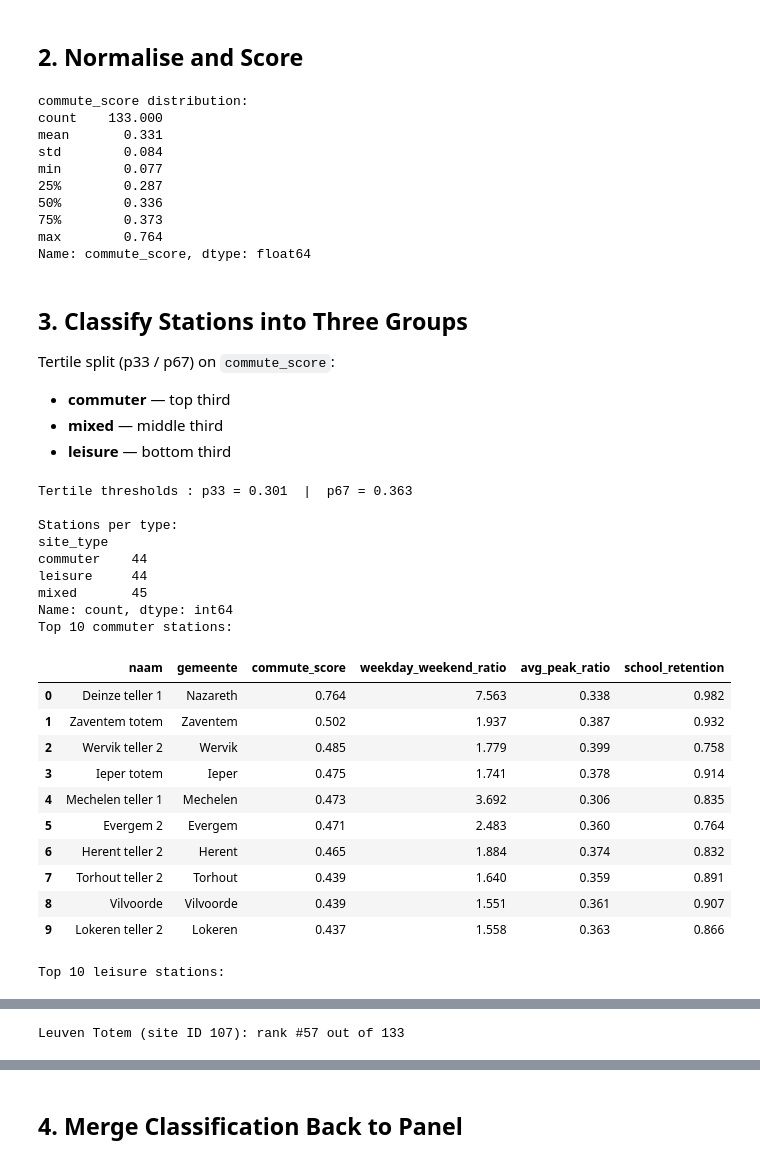
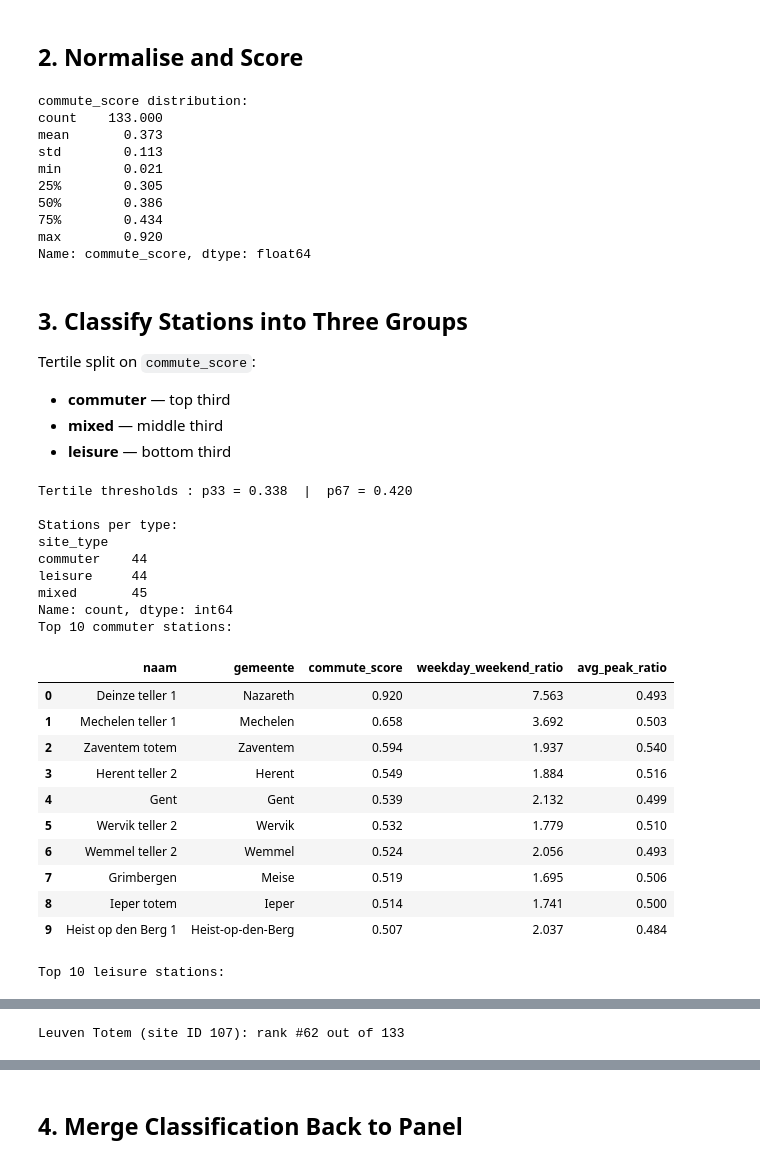
Before and after one commit to Queena34/mda-cycling-weather-group6, a Jupyter notebook: notebooks/06_site_classification.ipynb, the cells around one changed output, grey strips where cells are left out. Saved outputs shown, nothing was run; the diff lists cells and outputs as text; code cells hidden in the pictures.

```diff
--- a/notebooks/06_site_classification.ipynb
+++ b/notebooks/06_site_classification.ipynb
@@ -70,32 +75,21 @@ wd = (panel_good[~panel_good["is_weekend"]]
       .groupby("site ID")["aantal"].mean().rename("avg_weekday"))
 we = (panel_good[ panel_good["is_weekend"]]
       .groupby("site ID")["aantal"].mean().rename("avg_weekend"))
-sd = (panel_good[~panel_good["is_school_holiday"]]
-      .groupby("site ID")["aantal"].mean().rename("avg_schoolday"))
-sh = (panel_good[ panel_good["is_school_holiday"]]
-      .groupby("site ID")["aantal"].mean().rename("avg_schoolhol"))
 
 site_stats = (
     base
     .merge(wd.reset_index(), on="site ID", how="left")
     .merge(we.reset_index(), on="site ID", how="left")
-    .merge(sd.reset_index(), on="site ID", how="left")
-    .merge(sh.reset_index(), on="site ID", how="left")
 )
 
-# Metric 1: weekday / weekend ratio  (clip to avoid outlier inflation)
+# Metric 1: weekday / weekend ratio
+# Reference: https://ica-abs.copernicus.org/articles/1/37/2019/ica-abs-1-37-2019.pdf
 site_stats["weekday_weekend_ratio"] = (
     site_stats["avg_weekday"] / site_stats["avg_weekend"]
-).clip(0, 10)
-
-# Metric 3: school retention  (avg during school holidays / avg during school days)
-# close to 1.0 = commuter (unaffected); well below 1.0 = leisure (drops in holidays)
-site_stats["school_retention"] = (
-    site_stats["avg_schoolhol"] / site_stats["avg_schoolday"]
-).clip(0, 2)
+)
 
 print("Key metric distributions:")
-desc_cols = ["weekday_weekend_ratio", "avg_peak_ratio", "school_retention"]
+desc_cols = ["weekday_weekend_ratio", "avg_peak_ratio"]
 display(site_stats[desc_cols].describe().round(3))
 # %% [output]
 Key metric distributions:
@@ -111,17 +105,16 @@ Key metric distributions:
 # %% [markdown]
 ## 2. Normalise and Score
 # %%
-metrics = ["weekday_weekend_ratio", "avg_peak_ratio", "school_retention"]
+metrics = ["weekday_weekend_ratio", "avg_peak_ratio"]
+# Normalize to 0-1; more robust to outliers than z-scores for a bounded composite score
 scaler  = MinMaxScaler()
-site_stats[["norm_wwr", "norm_peak", "norm_school"]] = scaler.fit_transform(
-    site_stats[metrics]
-)
+site_stats[["norm_wwr", "norm_peak"]] = scaler.fit_transform(site_stats[metrics])
 
-# Composite score: weekday pattern and peak share equally dominant
+# Composite score: equal weights — both metrics are equally direct indicators of commuting behaviour
+# Reference: https://ica-abs.copernicus.org/articles/1/37/2019/ica-abs-1-37-2019.pdf
 site_stats["commute_score"] = (
-    site_stats["norm_wwr"]    * 0.4 +
-    site_stats["norm_peak"]   * 0.4 +
-    site_stats["norm_school"] * 0.2
+    site_stats["norm_wwr"]  * 0.5 +
+    site_stats["norm_peak"] * 0.5
 )
 
 print("commute_score distribution:")
@@ -129,18 +122,18 @@ print(site_stats["commute_score"].describe().round(3))
 # %% [output]
 commute_score distribution:
 count    133.000
-mean       0.331
-std        0.084
-min        0.077
-25%        0.287
-50%        0.336
-75%        0.373
-max        0.764
+mean       0.373
+std        0.113
+min        0.021
+25%        0.305
+50%        0.386
+75%        0.434
+max        0.920
 Name: commute_score, dtype: float64
 # %% [markdown]
 ## 3. Classify Stations into Three Groups
 
-Tertile split (p33 / p67) on `commute_score`:
+Tertile split on `commute_score`:
 - **commuter** — top third
 - **mixed** — middle third
 - **leisure** — bottom third
@@ -155,44 +148,45 @@ def classify(score):
 
 site_stats["site_type"] = site_stats["commute_score"].apply(classify)
 
 print(f"Tertile thresholds : p33 = {p33:.3f}  |  p67 = {p67:.3f}")
 print()
 print("Stations per type:")
 print(site_stats["site_type"].value_counts().sort_index())
 
 SHOW_COLS = ["naam", "gemeente", "commute_score",
-             "weekday_weekend_ratio", "avg_peak_ratio", "school_retention"]
+             "weekday_weekend_ratio", "avg_peak_ratio"]
 
 print("Top 10 commuter stations:")
 display(site_stats.nlargest(10, "commute_score")[SHOW_COLS].reset_index(drop=True).round(3))
 
 print("Top 10 leisure stations:")
 display(site_stats.nsmallest(10, "commute_score")[SHOW_COLS].reset_index(drop=True).round(3))
 
+# Check Leuven Totem (site ID 107) rank
 sorted_all  = site_stats.sort_values("commute_score", ascending=False).reset_index(drop=True)
 sorted_all.index += 1
 totem_rank  = sorted_all.index[sorted_all["site ID"] == 107][0]
 print(f"Leuven Totem (site ID 107): rank #{totem_rank} out of {len(site_stats)}")
 display(site_stats[site_stats["site ID"] == 107][SHOW_COLS + ["site_type"]].round(3))
 # %% [output]
-Tertile thresholds : p33 = 0.301  |  p67 = 0.363
+Tertile thresholds : p33 = 0.338  |  p67 = 0.420
 
 Stations per type:
 site_type
 commuter    44
 leisure     44
 mixed       45
 Name: count, dtype: int64
 Top 10 commuter stations:
-|  | naam | gemeente | commute_score | weekday_weekend_ratio | avg_peak_ratio | school_retention |
-| 0 | Deinze teller 1 | Nazareth | 0.764 | 7.563 | 0.338 | 0.982 |
-| 1 | Zaventem totem | Zaventem | 0.502 | 1.937 | 0.387 | 0.932 |
-| 2 | Wervik teller 2 | Wervik | 0.485 | 1.779 | 0.399 | 0.758 |
-| 3 | Ieper totem | Ieper | 0.475 | 1.741 | 0.378 | 0.914 |
-| 4 | Mechelen teller 1 | Mechelen | 0.473 | 3.692 | 0.306 | 0.835 |
-| 5 | Evergem 2 | Evergem | 0.471 | 2.483 | 0.360 | 0.764 |
-| 6 | Herent teller 2 | Herent | 0.465 | 1.884 | 0.374 | 0.832 |
-| 7 | Torhout teller 2 | Torhout | 0.439 | 1.640 | 0.359 | 0.891 |
-| 8 | Vilvoorde | Vilvoorde | 0.439 | 1.551 | 0.361 | 0.907 |
-| 9 | Lokeren teller 2 | Lokeren | 0.437 | 1.558 | 0.363 | 0.866 |
+|  | naam | gemeente | commute_score | weekday_weekend_ratio | avg_peak_ratio |
+| 0 | Deinze teller 1 | Nazareth | 0.920 | 7.563 | 0.493 |
+| 1 | Mechelen teller 1 | Mechelen | 0.658 | 3.692 | 0.503 |
+| 2 | Zaventem totem | Zaventem | 0.594 | 1.937 | 0.540 |
+| 3 | Herent teller 2 | Herent | 0.549 | 1.884 | 0.516 |
+| 4 | Gent | Gent | 0.539 | 2.132 | 0.499 |
+| 5 | Wervik teller 2 | Wervik | 0.532 | 1.779 | 0.510 |
+| 6 | Wemmel teller 2 | Wemmel | 0.524 | 2.056 | 0.493 |
+| 7 | Grimbergen | Meise | 0.519 | 1.695 | 0.506 |
+| 8 | Ieper totem | Ieper | 0.514 | 1.741 | 0.500 |
+| 9 | Heist op den Berg 1 | Heist-op-den-Berg | 0.507 | 2.037 | 0.484 |
 Top 10 leisure stations:
@@ -210 +204 @@ Top 10 leisure stations:
-Leuven Totem (site ID 107): rank #57 out of 133
+Leuven Totem (site ID 107): rank #62 out of 133
```
Also changed, not shown: parts of 13 cells of this notebook, 11 other files.
